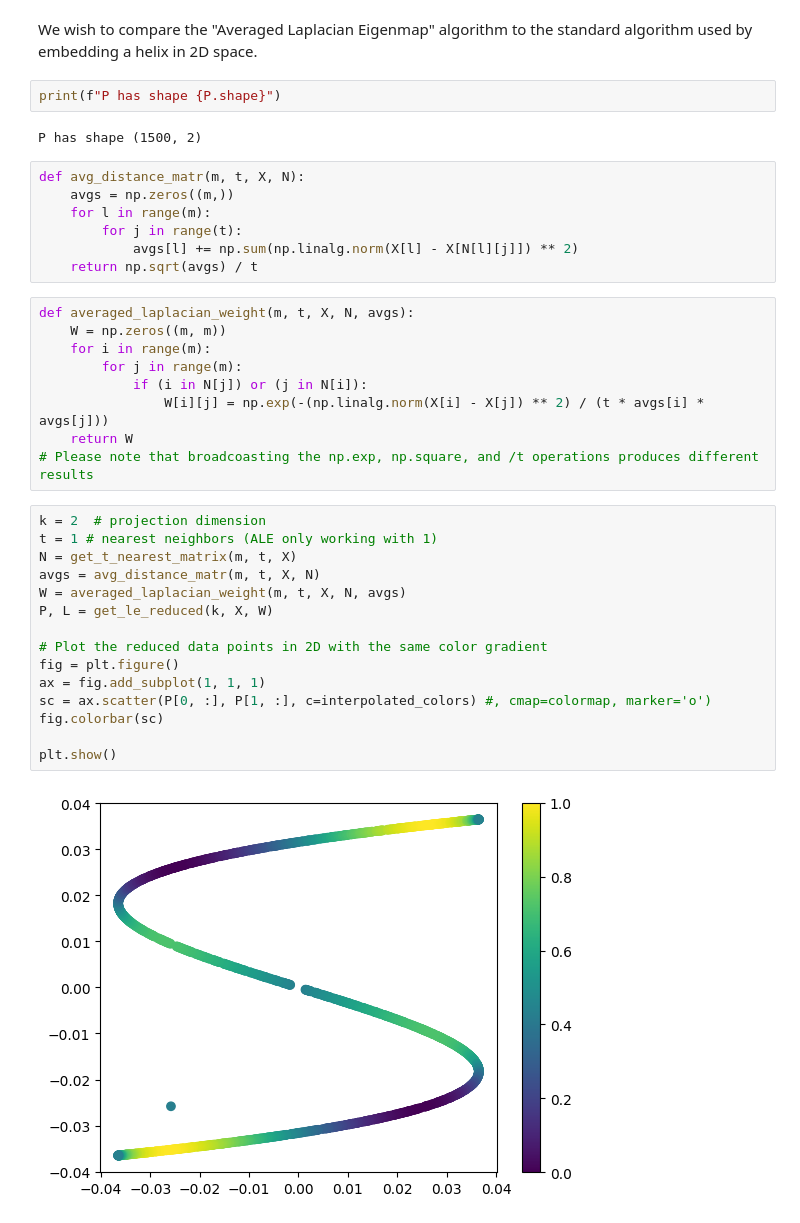
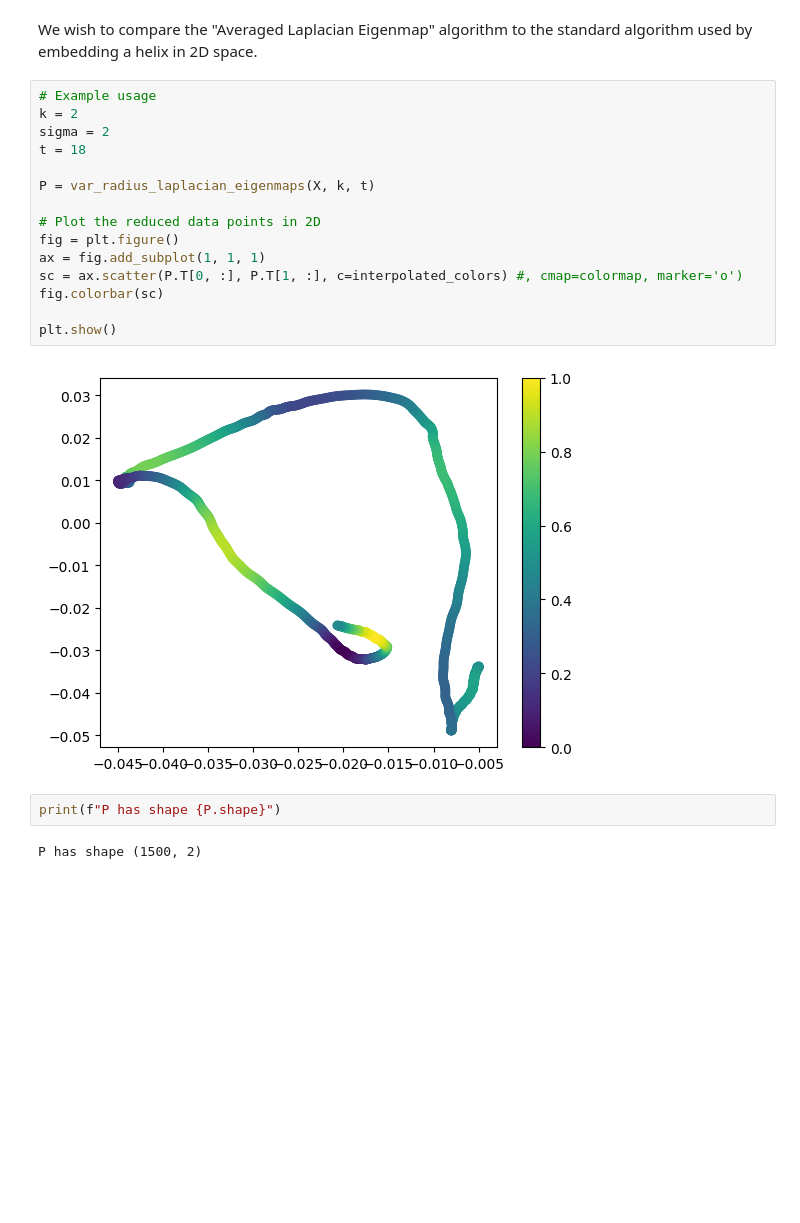
Before and after one commit to lucas-tucker/REU-2023, a Jupyter notebook: laplacian_eigenmaps_helix_experiment.ipynb, the cells around one changed output. Cells and saved outputs as stored; diff of their text form; blank space fills up the shorter version.

```diff
--- a/laplacian_eigenmaps_helix_experiment.ipynb
+++ b/laplacian_eigenmaps_helix_experiment.ipynb
@@ -120,40 +95,24 @@ plt.show()
 # %% [markdown]
 We wish to compare the "Averaged Laplacian Eigenmap" algorithm to the standard
 algorithm used by embedding a helix in 2D space.
+# %%
+# Example usage
+k = 2
+sigma = 2
+t = 18
+
+P = var_radius_laplacian_eigenmaps(X, k, t)
+
+# Plot the reduced data points in 2D
+fig = plt.figure()
+ax = fig.add_subplot(1, 1, 1)
+sc = ax.scatter(P.T[0, :], P.T[1, :], c=interpolated_colors) #, cmap=colormap, marker='o')
+fig.colorbar(sc)
+
+plt.show()
+# %% [output]
+[figure, added]
 # %%
 print(f"P has shape {P.shape}")
 # %% [output]
 P has shape (1500, 2)
-# %%
-def avg_distance_matr(m, t, X, N):
-    avgs = np.zeros((m,))
-    for l in range(m):
-        for j in range(t):
-            avgs[l] += np.sum(np.linalg.norm(X[l] - X[N[l][j]]) ** 2)
-    return np.sqrt(avgs) / t
-# %%
-def averaged_laplacian_weight(m, t, X, N, avgs):
-    W = np.zeros((m, m))
-    for i in range(m):
-        for j in range(m):
-            if (i in N[j]) or (j in N[i]):
-                W[i][j] = np.exp(-(np.linalg.norm(X[i] - X[j]) ** 2) / (t * avgs[i] * avgs[j]))
-    return W
-# Please note that broadcoasting the np.exp, np.square, and /t operations produces different results
-# %%
-k = 2  # projection dimension
-t = 1 # nearest neighbors (ALE only working with 1)
-N = get_t_nearest_matrix(m, t, X)
-avgs = avg_distance_matr(m, t, X, N)
-W = averaged_laplacian_weight(m, t, X, N, avgs)
-P, L = get_le_reduced(k, X, W)
-
-# Plot the reduced data points in 2D with the same color gradient
-fig = plt.figure()
-ax = fig.add_subplot(1, 1, 1)
-sc = ax.scatter(P[0, :], P[1, :], c=interpolated_colors) #, cmap=colormap, marker='o')
-fig.colorbar(sc)
-
-plt.show()
-# %% [output]
-[figure, removed]
```
Also changed, not shown: parts of 16 cells of this notebook, 1 other file.
